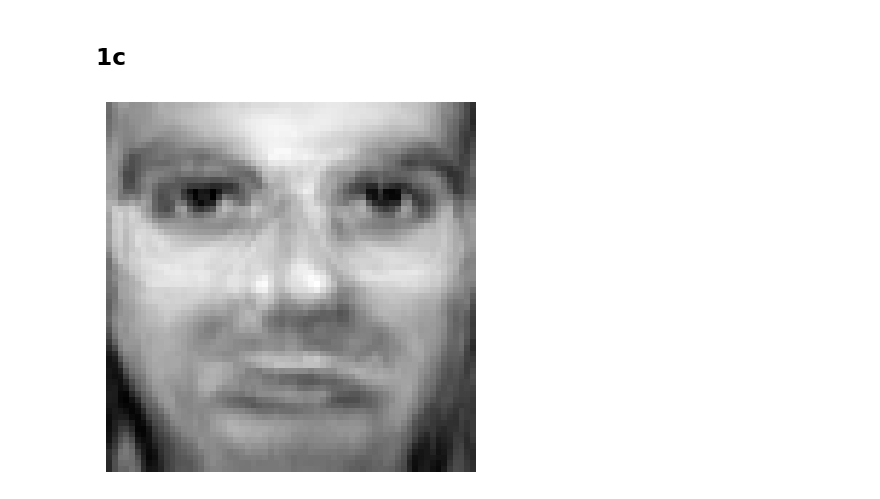
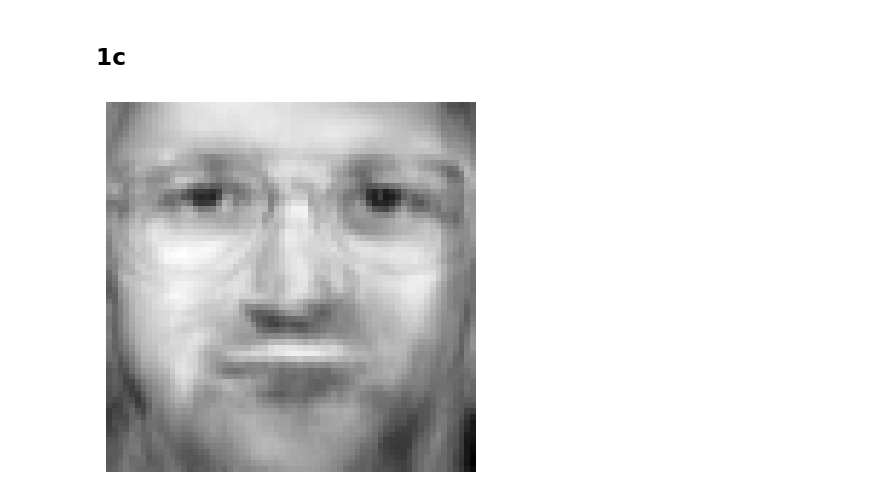
Before and after one commit to driverag22/dataMining-MachLearningAssignments, a Jupyter notebook: HW2/HW2_1PCAFaces.ipynb, the cells around one changed output. Cells and saved outputs as stored; diff of their text form; code cells hidden in the pictures.

```diff
--- a/HW2/HW2_1PCAFaces.ipynb
+++ b/HW2/HW2_1PCAFaces.ipynb
@@ -91,19 +91,26 @@ array([-3.9620085, -3.29387  ,  3.6528764], dtype=float32)
 # %% [markdown]
 ## 1c
 # %%
-# dimension 50
-pca = PCA(50)
-# "train"
-something = pca.fit(D)
+from scipy.linalg import svd
 
-# generate image`
-lowDimRep = [0.5 for i in range(0,25)] + [-0.5 for i in range(0,25)]
-reconstructed_image = (pca.inverse_transform(lowDimRep)).reshape(h,w)
+mean_vector = np.mean(D, axis=0)
+centered_data = D - mean_vector
 
-# plot
+# Perform SVD
+U, s, V = svd(centered_data, full_matrices=False)
+# rank 50
+Vtr = V[:50, :]
+
+# [0.5, ..., -0.5] vector
+base_vector = [0.5 for i in range(0,25)] + [-0.5 for i in range(0,25)]
+
+# construct image from vector and reshape/unflatten
+reconstructed_image = (np.dot(base_vector, Vtr) + mean_vector).reshape(h,w)
+
+# plot image
 plt.figure()
 plt.imshow(reconstructed_image, cmap=plt.cm.gray)
 plt.axis('off')
 plt.show()
 # %% [output]
-[figure, old version]
+[figure, new version]
```
Also changed, not shown: parts of 1 cell of this notebook.
